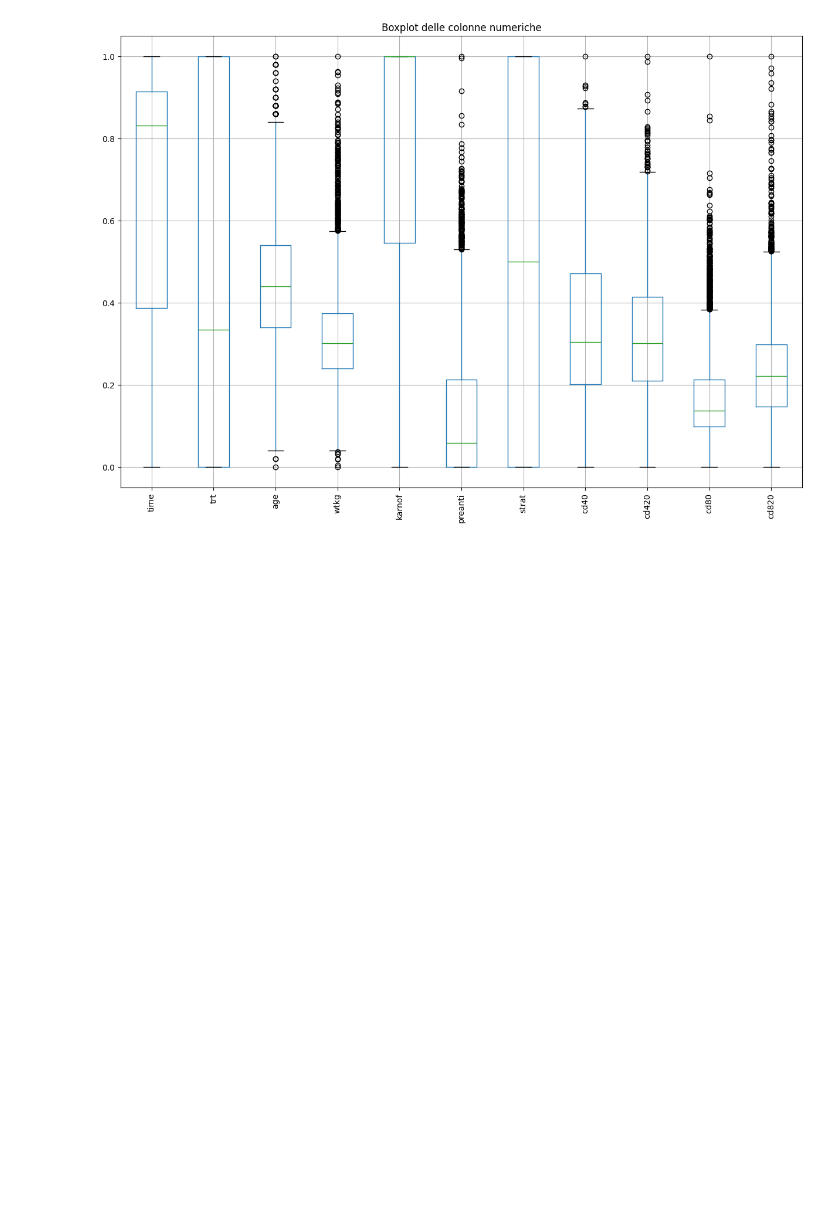
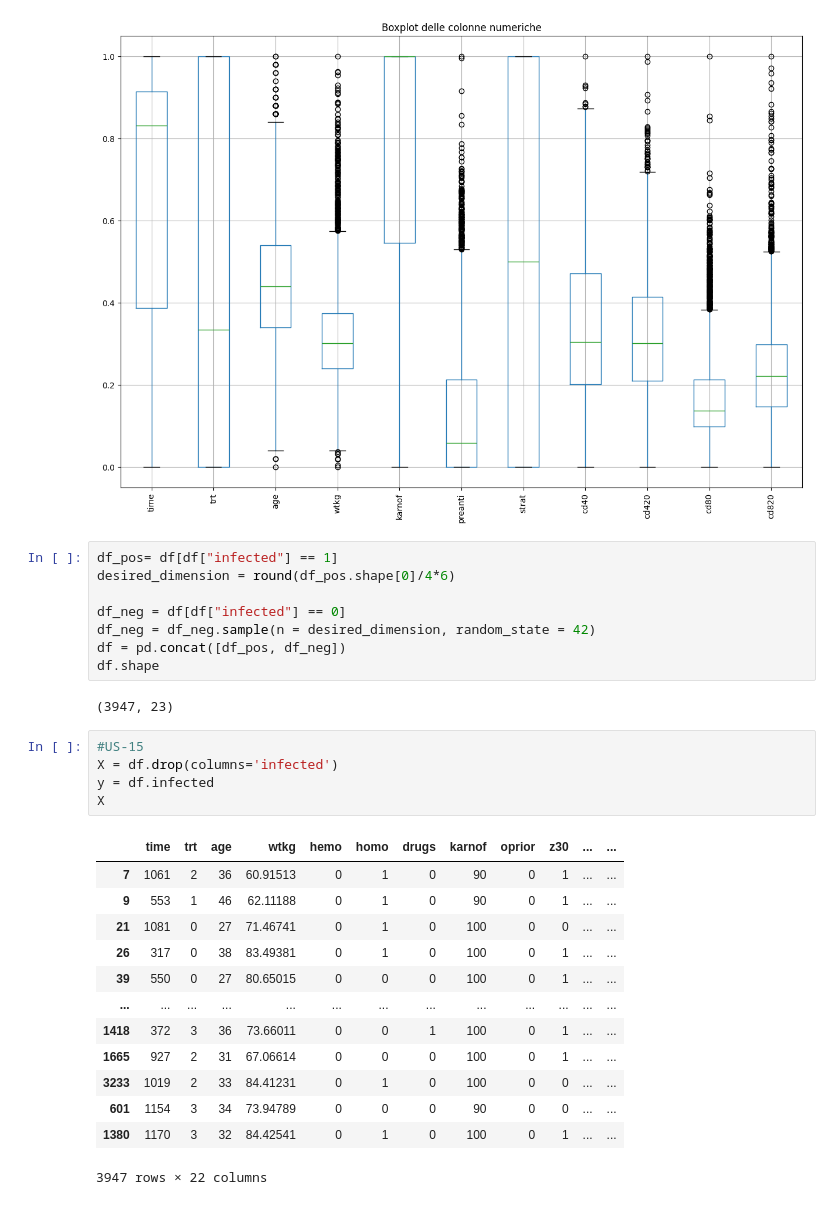
Before and after one commit to LucaTomei93/AIDS_VirusInfectionPrediction, a Jupyter notebook: main.ipynb, the cells around one changed output. Saved outputs shown, nothing was run; the diff lists cells and outputs as text; blank space fills up the shorter version.

```diff
--- a/main.ipynb
+++ b/main.ipynb
@@ -181,3 +180,32 @@ plt.title('Boxplot delle colonne numeriche')
 plt.show()
 # %% [output]
 [figure]
+# %%
+df_pos= df[df["infected"] == 1]
+desired_dimension = round(df_pos.shape[0]/4*6)
+
+df_neg = df[df["infected"] == 0]
+df_neg = df_neg.sample(n = desired_dimension, random_state = 42)
+df = pd.concat([df_pos, df_neg])
+df.shape
+# %% [output]
+(3947, 23)
+# %%
+#US-15
+X = df.drop(columns='infected')
+y = df.infected
+X
+# %% [output]
+|  | time | trt | age | wtkg | hemo | homo | drugs | karnof | oprior | z30 | ... | ... |
+| 7 | 1061 | 2 | 36 | 60.91513 | 0 | 1 | 0 | 90 | 0 | 1 | ... | ... |
+| 9 | 553 | 1 | 46 | 62.11188 | 0 | 1 | 0 | 90 | 0 | 1 | ... | ... |
+| 21 | 1081 | 0 | 27 | 71.46741 | 0 | 1 | 0 | 100 | 0 | 0 | ... | ... |
+| 26 | 317 | 0 | 38 | 83.49381 | 0 | 1 | 0 | 100 | 0 | 1 | ... | ... |
+| 39 | 550 | 0 | 27 | 80.65015 | 0 | 0 | 0 | 100 | 0 | 1 | ... | ... |
+| ... | ... | ... | ... | ... | ... | ... | ... | ... | ... | ... | ... | ... |
+| 1418 | 372 | 3 | 36 | 73.66011 | 0 | 0 | 1 | 100 | 0 | 1 | ... | ... |
+| 1665 | 927 | 2 | 31 | 67.06614 | 0 | 0 | 0 | 100 | 0 | 1 | ... | ... |
+| 3233 | 1019 | 2 | 33 | 84.41231 | 0 | 1 | 0 | 100 | 0 | 0 | ... | ... |
+| 601 | 1154 | 3 | 34 | 73.94789 | 0 | 0 | 0 | 90 | 0 | 0 | ... | ... |
+| 1380 | 1170 | 3 | 32 | 84.42541 | 0 | 1 | 0 | 100 | 0 | 1 | ... | ... |
+3947 rows × 22 columns
```
Also changed, not shown: parts of 4 cells of this notebook.
